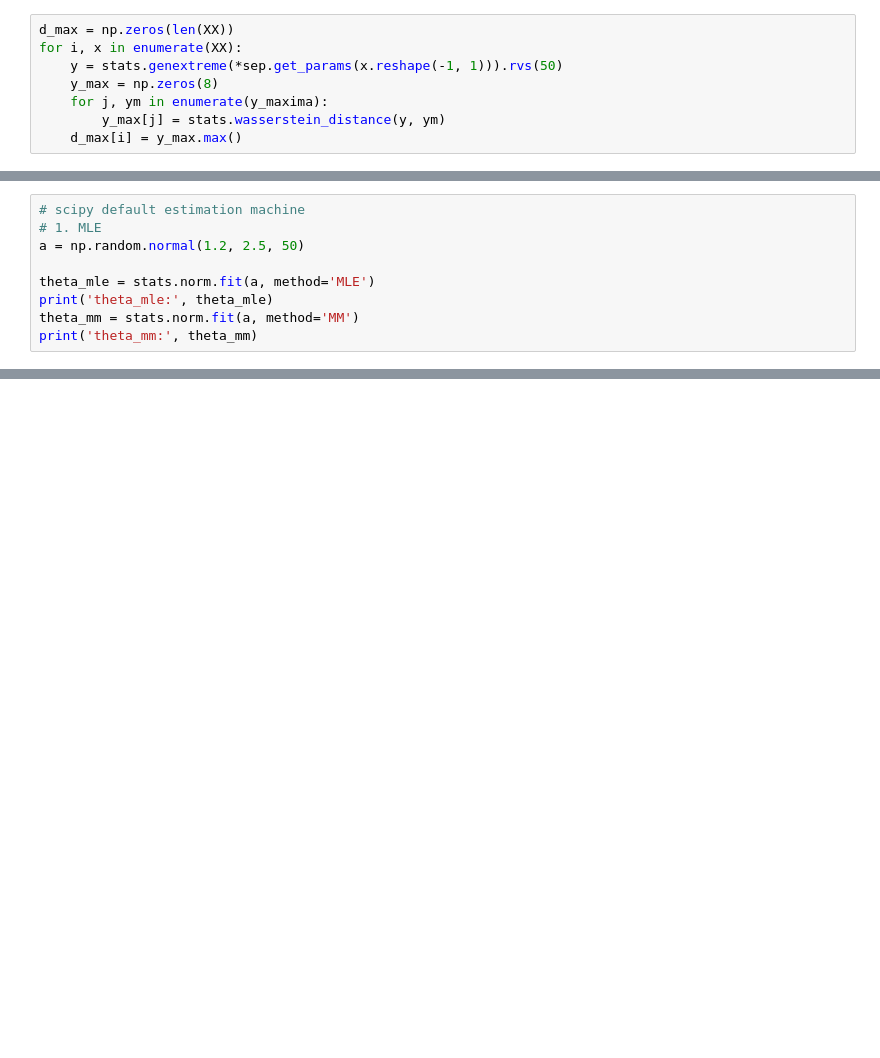
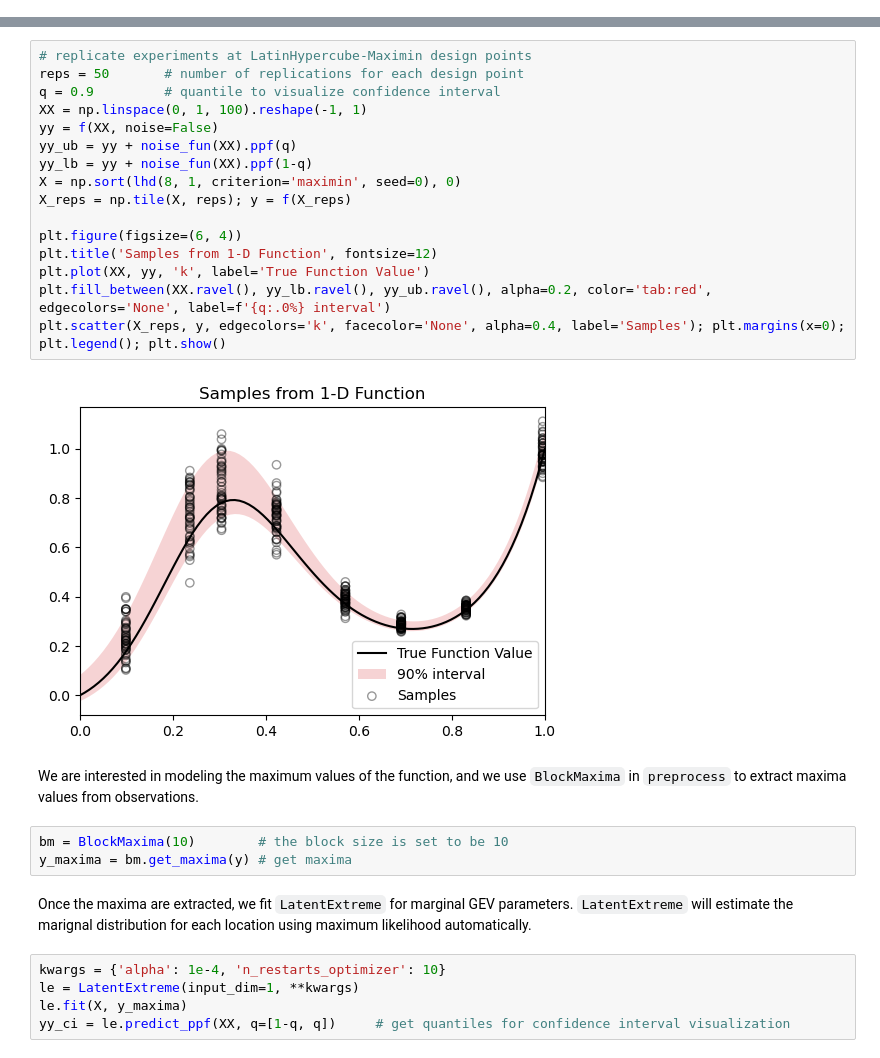
Before and after one commit to cheolheil/ExtremeSpatial, a Jupyter notebook: demo.ipynb, the cells around one changed output, grey strips where cells are left out. Saved outputs shown, nothing was run; the diff lists cells and outputs as text; blank space fills up the shorter version.

```diff
--- a/demo.ipynb
+++ b/demo.ipynb
@@ -129,8 +0,0 @@ plt.tight_layout();plt.show()
-# %%
-d_max = np.zeros(len(XX))
-for i, x in enumerate(XX):
-    y = stats.genextreme(*sep.get_params(x.reshape(-1, 1))).rvs(50)
-    y_max = np.zeros(8)
-    for j, ym in enumerate(y_maxima):
-        y_max[j] = stats.wasserstein_distance(y, ym)
-    d_max[i] = y_max.max()
@@ -157,9 +0,0 @@ from scipy.optimize import minimize
-# %%
-# scipy default estimation machine
-# 1. MLE
-a = np.random.normal(1.2, 2.5, 50)
-
-theta_mle = stats.norm.fit(a, method='MLE')
-print('theta_mle:', theta_mle)
-theta_mm = stats.norm.fit(a, method='MM')
-print('theta_mm:', theta_mm)
@@ -203,0 +30,30 @@ array([1.36655979, 2.35905359])
+# %%
+# replicate experiments at LatinHypercube-Maximin design points
+reps = 50       # number of replications for each design point
+q = 0.9         # quantile to visualize confidence interval
+XX = np.linspace(0, 1, 100).reshape(-1, 1)
+yy = f(XX, noise=False)
+yy_ub = yy + noise_fun(XX).ppf(q)
+yy_lb = yy + noise_fun(XX).ppf(1-q)
+X = np.sort(lhd(8, 1, criterion='maximin', seed=0), 0)
+X_reps = np.tile(X, reps); y = f(X_reps)
+
+plt.figure(figsize=(6, 4))
+plt.title('Samples from 1-D Function', fontsize=12)
+plt.plot(XX, yy, 'k', label='True Function Value')
+plt.fill_between(XX.ravel(), yy_lb.ravel(), yy_ub.ravel(), alpha=0.2, color='tab:red', edgecolors='None', label=f'{q:.0%} interval')
+plt.scatter(X_reps, y, edgecolors='k', facecolor='None', alpha=0.4, label='Samples'); plt.margins(x=0); plt.legend(); plt.show()
+# %% [output]
+[figure, added]
+# %% [markdown]
+We are interested in modeling the maximum values of the function, and we use `BlockMaxima` in `preprocess` to extract maxima values from observations.
+# %%
+bm = BlockMaxima(10)        # the block size is set to be 10
+y_maxima = bm.get_maxima(y) # get maxima
+# %% [markdown]
+Once the maxima are extracted, we fit `LatentExtreme` for marginal GEV parameters. `LatentExtreme` will estimate the marignal distribution for each location using maximum likelihood automatically.
+# %%
+kwargs = {'alpha': 1e-4, 'n_restarts_optimizer': 10}
+le = LatentExtreme(input_dim=1, **kwargs)
+le.fit(X, y_maxima)
+yy_ci = le.predict_ppf(XX, q=[1-q, q])     # get quantiles for confidence interval visualization
```
Also changed, not shown: parts of 34 cells of this notebook.
